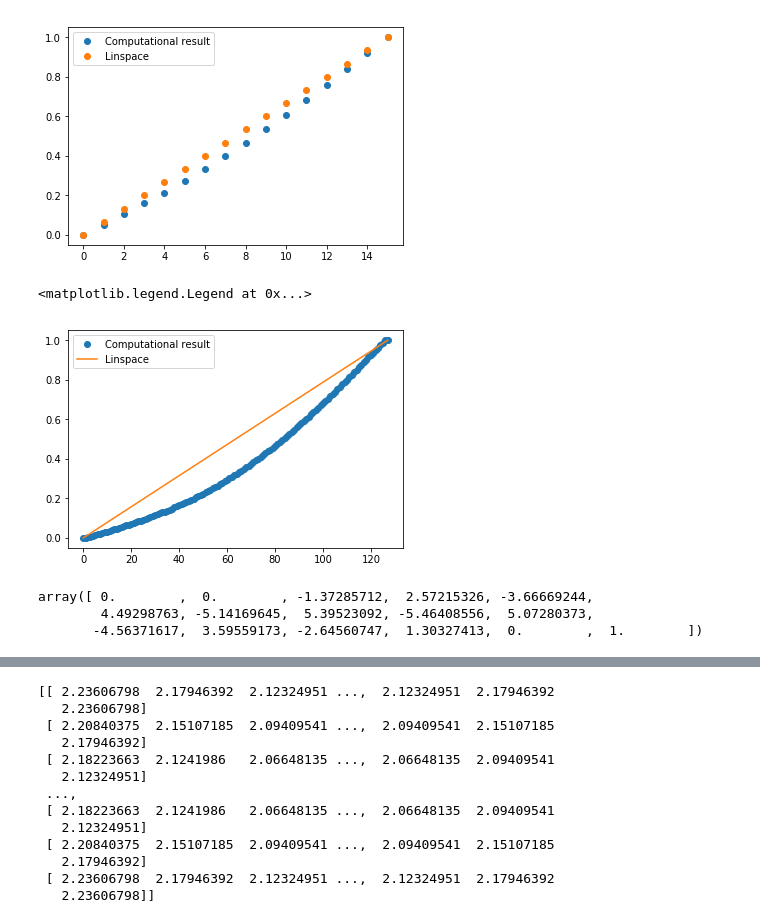
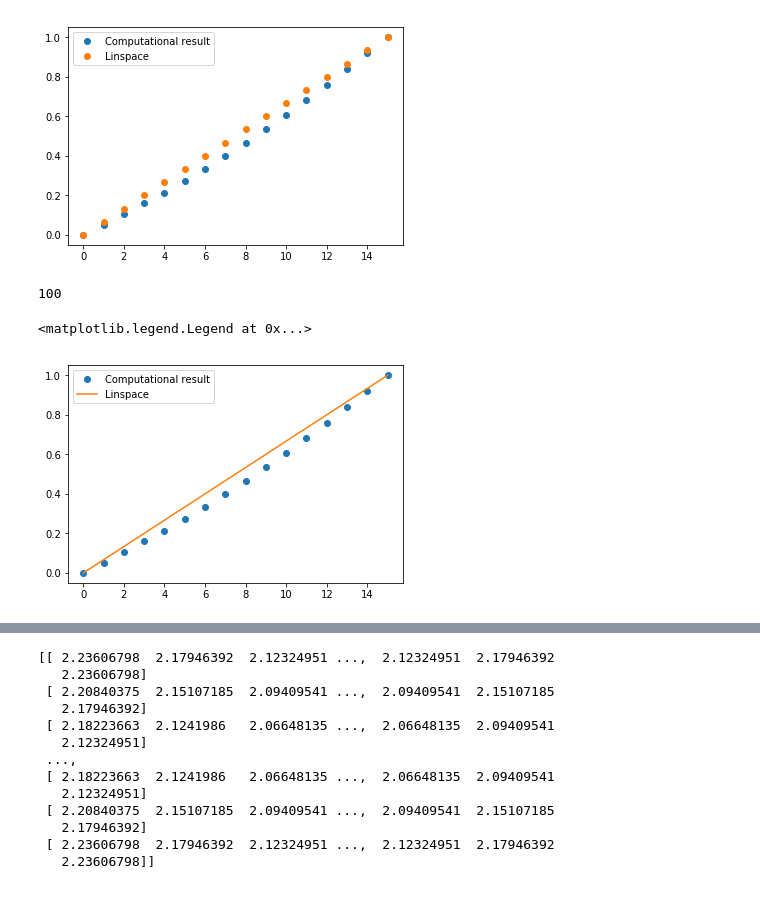
Before and after one commit to nqiao/Voxel-Modeling, a Jupyter notebook: hw3/hw3_notebook.ipynb, the cells around one changed output, grey strips where cells are left out. Drawn from its saved outputs; the diff is of its cells as text; code cells hidden in the pictures.

```diff
--- a/hw3/hw3_notebook.ipynb
+++ b/hw3/hw3_notebook.ipynb
@@ -225,21 +293,16 @@ def share_laplace(u, order, epoch=10):
 
     return d_u.copy_to_host()
 # %%
-N = 128
+N = 16
 init_arr = np.zeros(N)
 init_arr[-1] = 1
-res = share_laplace(init_arr, 2, 10000)
+res = share_laplace(init_arr, 1, 100)
 # print(res)
 plt.plot(res, 'o', label='Computational result')
 lin = np.linspace(0,1,N)
 plt.plot(lin, label='Linspace')
 plt.legend()
 # %% [output]
-<matplotlib.legend.Legend at 0x...>
+100
+<matplotlib.legend.Legend at 0x...>
-[figure, old version]
+[figure, new version]
-# %%
-res
-# %% [output]
-array([ 0.        ,  0.        , -1.37285712,  2.57215326, -3.66669244,
-        4.49298763, -5.14169645,  5.39523092, -5.46408556,  5.07280373,
-       -4.56371617,  3.59559173, -2.64560747,  1.30327413,  0.        ,  1.        ])
```
Also changed, not shown: parts of 27 cells of this notebook, 4 other files.
